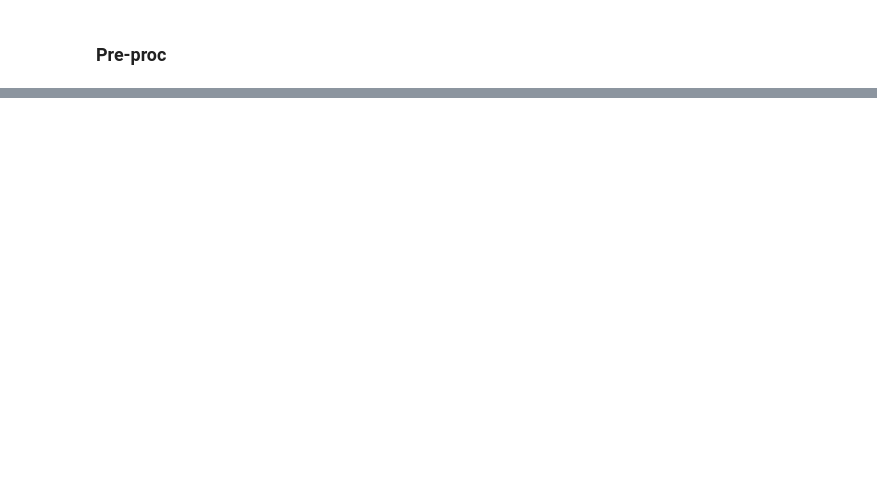
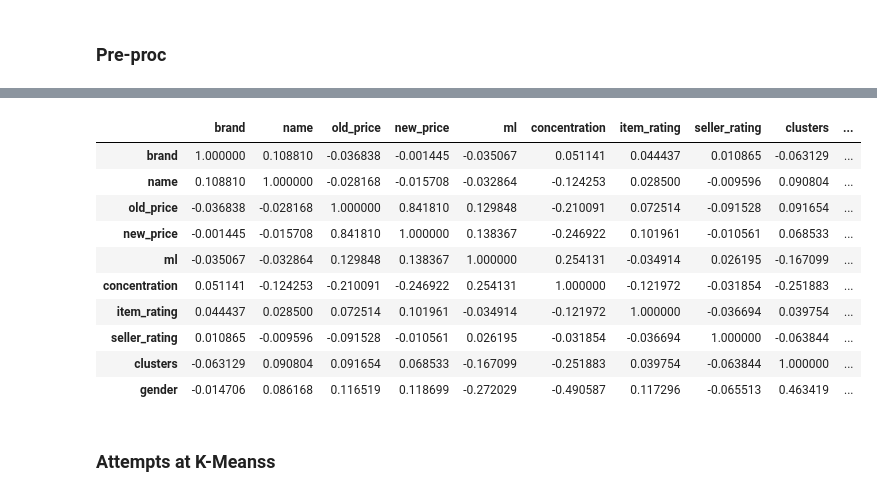
Before and after one commit to Sllambias/perfume_mining, a Jupyter notebook: preproc.ipynb, the cells around one changed output, grey strips where cells are left out. Drawn from its saved outputs; the diff is of its cells as text; code cells hidden in the pictures; blank space fills up the shorter version.

```diff
--- a/preproc.ipynb
+++ b/preproc.ipynb
@@ -208,0 +197,3 @@ array([18,  5,  0, 15,  0,  0, 11,  8,  5,  0,  7,  3,  8,  5, 18,  5, 18,
+# %%
+kmode = KModes(n_clusters=2, max_iter=200, init = "random", n_init = 15)
+preds = kmode.fit_predict(X5.todense())
@@ -208,0 +242,24 @@ array([18,  5,  0, 15,  0,  0, 11,  8,  5,  0,  7,  3,  8,  5, 18,  5, 18,
+# %%
+df_corr = df.copy()
+df_corr.drop(['department', 'scents', 'base_note', 'middle_note', 'seller','num_seller_ratings'], axis=1, inplace=True)
+df_corr['clusters'] = preds
+df_corr['brand'] = mlb.fit_transform(df.brand)
+df_corr['name'] = mlb.fit_transform(df.name)
+df_corr['gender'] = mlb.fit_transform(gender)
+df_corr['concentration'] = mlb.fit_transform(df.concentration)
+# %%
+df_corr.corr()
+# %% [output]
+|  | brand | name | old_price | new_price | ml | concentration | item_rating | seller_rating | clusters | ... |
+| brand | 1.000000 | 0.108810 | -0.036838 | -0.001445 | -0.035067 | 0.051141 | 0.044437 | 0.010865 | -0.063129 | ... |
+| name | 0.108810 | 1.000000 | -0.028168 | -0.015708 | -0.032864 | -0.124253 | 0.028500 | -0.009596 | 0.090804 | ... |
+| old_price | -0.036838 | -0.028168 | 1.000000 | 0.841810 | 0.129848 | -0.210091 | 0.072514 | -0.091528 | 0.091654 | ... |
+| new_price | -0.001445 | -0.015708 | 0.841810 | 1.000000 | 0.138367 | -0.246922 | 0.101961 | -0.010561 | 0.068533 | ... |
+| ml | -0.035067 | -0.032864 | 0.129848 | 0.138367 | 1.000000 | 0.254131 | -0.034914 | 0.026195 | -0.167099 | ... |
+| concentration | 0.051141 | -0.124253 | -0.210091 | -0.246922 | 0.254131 | 1.000000 | -0.121972 | -0.031854 | -0.251883 | ... |
+| item_rating | 0.044437 | 0.028500 | 0.072514 | 0.101961 | -0.034914 | -0.121972 | 1.000000 | -0.036694 | 0.039754 | ... |
+| seller_rating | 0.010865 | -0.009596 | -0.091528 | -0.010561 | 0.026195 | -0.031854 | -0.036694 | 1.000000 | -0.063844 | ... |
+| clusters | -0.063129 | 0.090804 | 0.091654 | 0.068533 | -0.167099 | -0.251883 | 0.039754 | -0.063844 | 1.000000 | ... |
+| gender | -0.014706 | 0.086168 | 0.116519 | 0.118699 | -0.272029 | -0.490587 | 0.117296 | -0.065513 | 0.463419 | ... |
+# %% [markdown]
+### Attempts at K-Meanss
```
Also changed, not shown: parts of 46 cells of this notebook.
